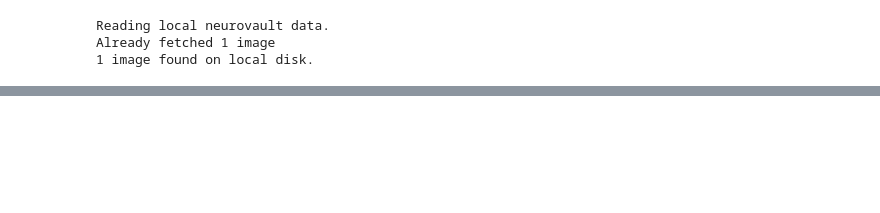
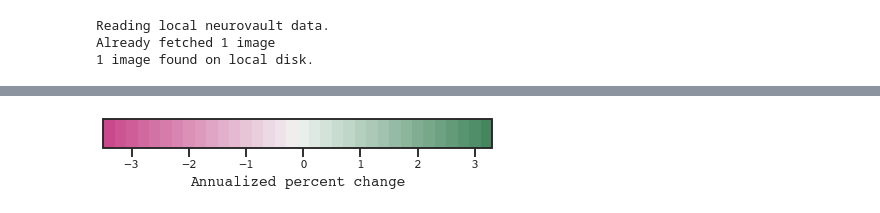
Before and after one commit to 62442katieb/deltaABCD_variability, a Jupyter notebook: notebooks/1.2change_score_descriptives.ipynb, the cells around one changed output, grey strips where cells are left out. Cells and saved outputs as stored; diff of their text form; code cells hidden in the pictures; blank space fills up the shorter version.

```diff
--- a/notebooks/1.2change_score_descriptives.ipynb
+++ b/notebooks/1.2change_score_descriptives.ipynb
@@ -552,0 +539,41 @@ for measure in measures:
+# %%
+import matplotlib.pyplot as plt
+import matplotlib as mpl
+
+morph_cmap = sns.diverging_palette(22, 256.3, s=70, l=50, center="light", n=6, as_cmap=True)
+func_cmap = sns.diverging_palette(343, 140.9, s=70, l=50, center="light", n=6, as_cmap=True)
+cell_cmap = sns.diverging_palette(71, 294.3, s=70, l=50, center="light", n=6, as_cmap=True)
+
+
+fig = plt.figure()
+ax = fig.add_axes([0.05, 0.80, 0.9, 0.1])
+
+vmax = 1.5
+range_ = np.arange(-int(vmax*5), int(vmax*5)) / 5.
+
+cb = mpl.colorbar.ColorbarBase(ax, orientation='horizontal',
+                               cmap=morph_cmap,
+                               values=range_,
+                              )
+ax.set_xlabel('Annualized percent change')
+
+plt.savefig(f'{PROJ_DIR}/figures/morph-cmap_1-{-vmax,vmax}.png', bbox_inches='tight', dpi=400)
+
+cb = mpl.colorbar.ColorbarBase(ax, orientation='horizontal',
+                               cmap=cell_cmap,
+                               values=range_,
+                              )
+ax.set_xlabel('Annualized percent change')
+plt.savefig(f'{PROJ_DIR}/figures/cell-cmap_1-{-vmax,vmax}.png', bbox_inches='tight', dpi=400)
+
+vmax = 3.5
+range_ = np.arange(-int(vmax*5), int(vmax*5)) / 5.
+
+cb = mpl.colorbar.ColorbarBase(ax, orientation='horizontal',
+                               cmap=func_cmap,
+                               values=range_,
+                              )
+ax.set_xlabel('Annualized percent change')
+plt.savefig(f'{PROJ_DIR}/figures/func-cmap_1-{-vmax,vmax}.png', bbox_inches='tight', dpi=400)
+# %% [output]
+[figure, added]
```
Also changed, not shown: parts of 17 cells of this notebook, 5 other files.
